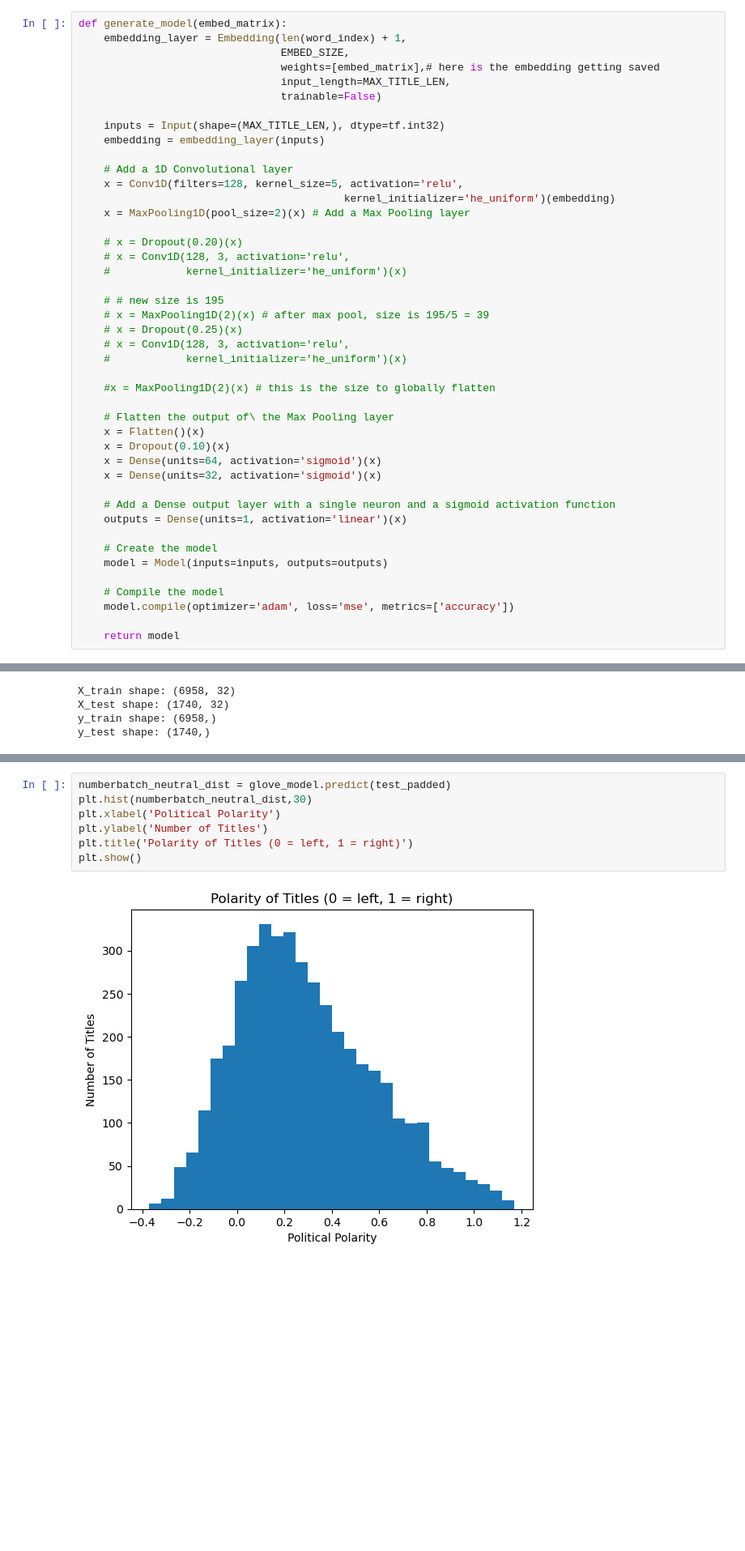
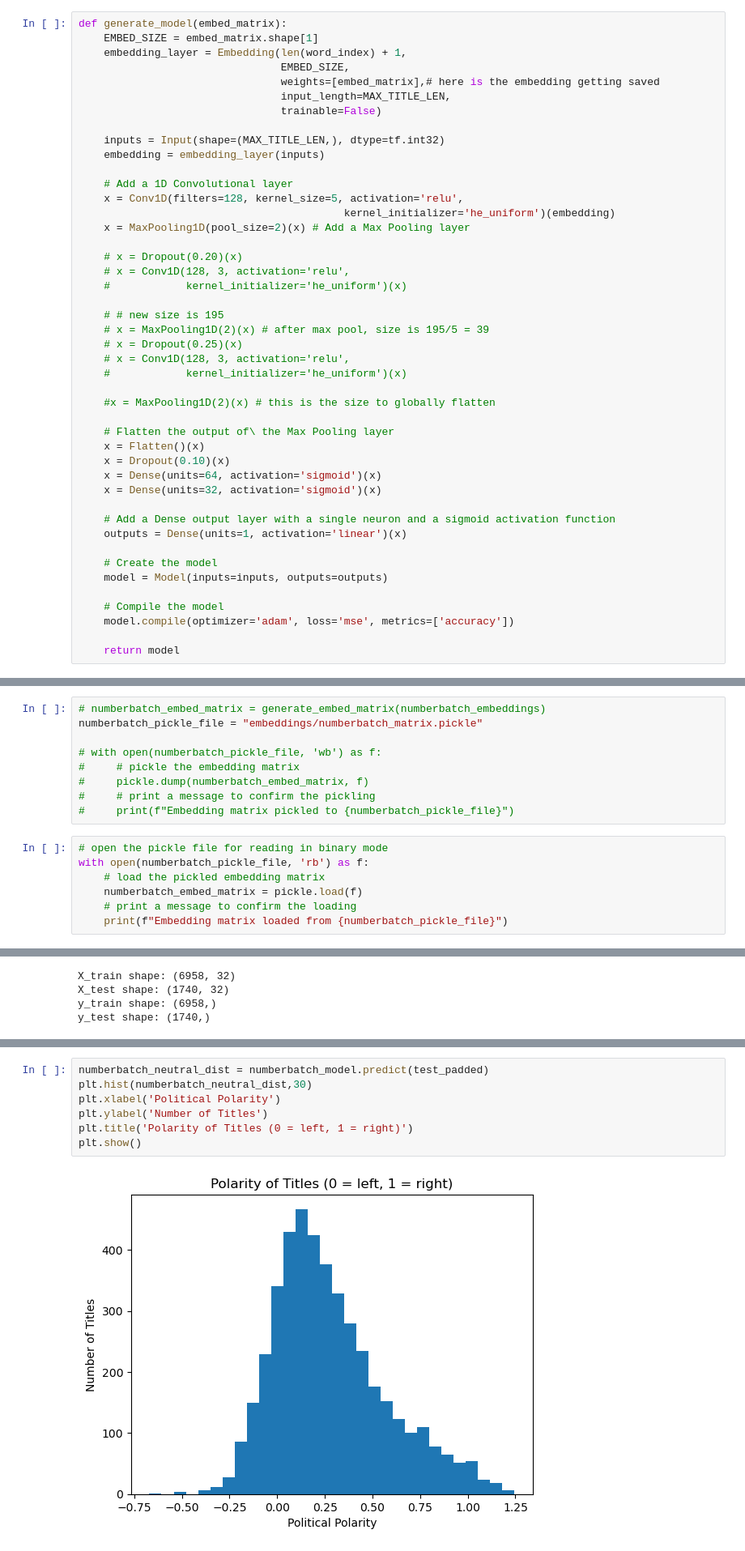
Before and after one commit to EliasLMann/pol-embed-bias, a Jupyter notebook: main.ipynb, the cells around one changed output, grey strips where cells are left out. Shown: that part at 81% size. Saved outputs shown, nothing was run; the diff lists cells and outputs as text; blank space fills up the shorter version.

Commit message:
fixed identical issue, everything is pickled, print BI articles for expert review

```diff
--- a/main.ipynb
+++ b/main.ipynb
@@ -138,6 +139,7 @@ def generate_embed_matrix(embed):
     return embedding_matrix
 # %%
 def generate_model(embed_matrix):
+    EMBED_SIZE = embed_matrix.shape[1]
     embedding_layer = Embedding(len(word_index) + 1,
                                 EMBED_SIZE,
                                 weights=[embed_matrix],# here is the embedding getting saved
@@ -191,0 +189,16 @@ Wall time: 28.5 s
+# %%
+# numberbatch_embed_matrix = generate_embed_matrix(numberbatch_embeddings)
+numberbatch_pickle_file = "embeddings/numberbatch_matrix.pickle"
+
+# with open(numberbatch_pickle_file, 'wb') as f:
+#     # pickle the embedding matrix
+#     pickle.dump(numberbatch_embed_matrix, f)
+#     # print a message to confirm the pickling
+#     print(f"Embedding matrix pickled to {numberbatch_pickle_file}")
+# %%
+# open the pickle file for reading in binary mode
+with open(numberbatch_pickle_file, 'rb') as f:
+    # load the pickled embedding matrix
+    numberbatch_embed_matrix = pickle.load(f)
+    # print a message to confirm the loading
+    print(f"Embedding matrix loaded from {numberbatch_pickle_file}")
@@ -394,12 +401,12 @@ plt.show()
 # %%
-numberbatch_neutral_dist = glove_model.predict(test_padded)
+numberbatch_neutral_dist = numberbatch_model.predict(test_padded)
 plt.hist(numberbatch_neutral_dist,30)
 plt.xlabel('Political Polarity')
 plt.ylabel('Number of Titles')
 plt.title('Polarity of Titles (0 = left, 1 = right)')
 plt.show()
 # %% [output]
-[figure, old version]
+[figure, new version]
 # %%
 print("Numberbatch mean: " + str(numberbatch_neutral_dist.mean()))
 print("Glove mean: " + str(glove_neutral_dist.mean()))
```
Also changed, not shown: parts of 19 cells of this notebook, 2 other files.
